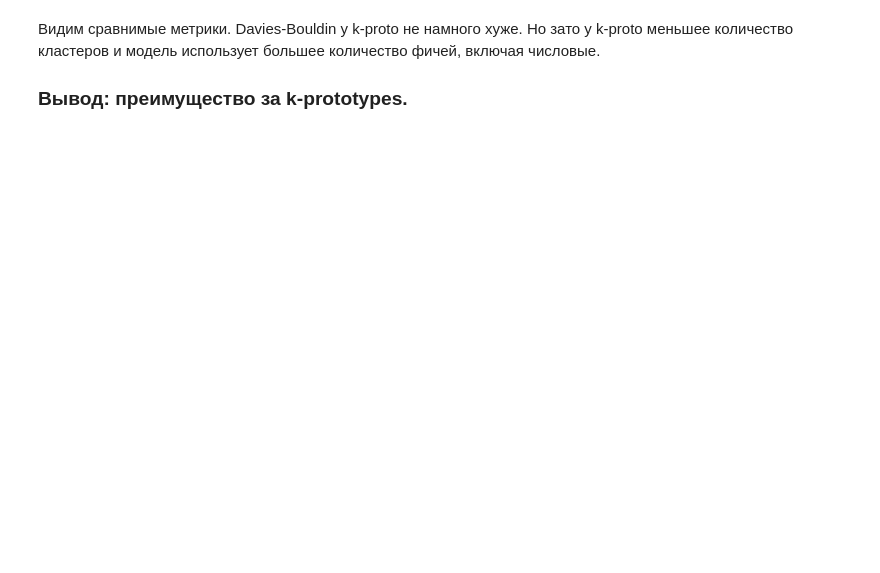
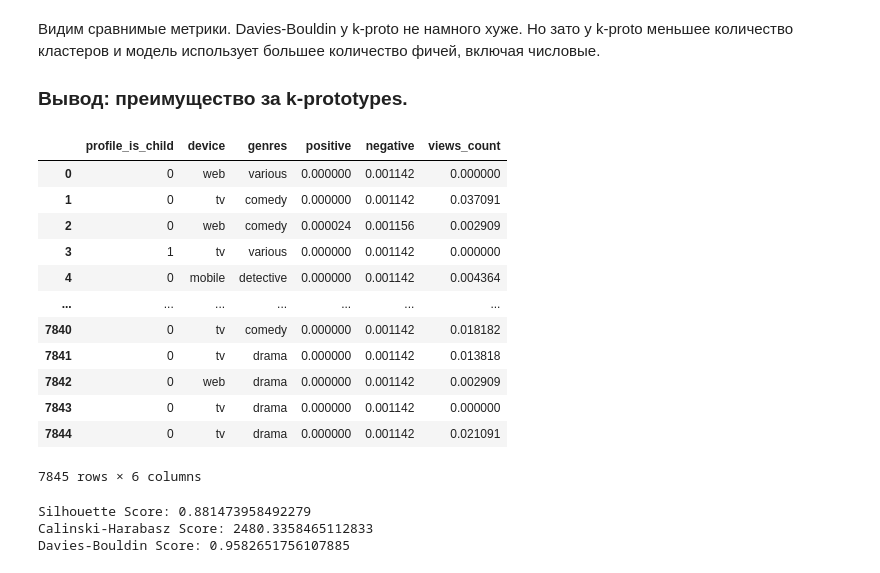
Before and after one commit to Patrick7777777/users_segmentation, a Jupyter notebook: main.ipynb, the cells around one changed output. Saved outputs shown, nothing was run; the diff lists cells and outputs as text; code cells hidden in the pictures; blank space fills up the shorter version.

```diff
--- a/main.ipynb
+++ b/main.ipynb
@@ -494,3 +497,39 @@ plt.show()
 # %% [markdown]
 Видим сравнимые метрики. Davies-Bouldin у k-proto не намного хуже. Но зато у k-proto меньшее количество кластеров и модель использует большее количество фичей, включая числовые.
 ### Вывод: преимущество за k-prototypes.
+# %%
+df[final_combined_cols]
+# %% [output]
+|  | profile_is_child | device | genres | positive | negative | views_count |
+| 0 | 0 | web | various | 0.000000 | 0.001142 | 0.000000 |
+| 1 | 0 | tv | comedy | 0.000000 | 0.001142 | 0.037091 |
+| 2 | 0 | web | comedy | 0.000024 | 0.001156 | 0.002909 |
+| 3 | 1 | tv | various | 0.000000 | 0.001142 | 0.000000 |
+| 4 | 0 | mobile | detective | 0.000000 | 0.001142 | 0.004364 |
+| ... | ... | ... | ... | ... | ... | ... |
+| 7840 | 0 | tv | comedy | 0.000000 | 0.001142 | 0.018182 |
+| 7841 | 0 | tv | drama | 0.000000 | 0.001142 | 0.013818 |
+| 7842 | 0 | web | drama | 0.000000 | 0.001142 | 0.002909 |
+| 7843 | 0 | tv | drama | 0.000000 | 0.001142 | 0.000000 |
+| 7844 | 0 | tv | drama | 0.000000 | 0.001142 | 0.021091 |
+7845 rows × 6 columns
+# %%
+from sklearn.pipeline import Pipeline
+from utils import KPrototypesClusters
+
+proto_pipe = Pipeline([
+    ('cluster', KPrototypesClusters(n_clusters=n_proto, init='Huang', gamma=.06, random_state=42))
+])
+
+proto_pipe.named_steps['cluster'].fit(X_kp, categorical=cats)
+
+kp_clusters = proto_pipe.named_steps['cluster'].predict(X_kp, categorical=cats)
+
+
+
+kp_scores = scores_calc(X_kp, kp_clusters, metric="precomputed")
+print(f"Silhouette Score: {kp_scores[0]} \nCalinski-Harabasz Score: {kp_scores[1]}\nDavies-Bouldin Score: {kp_scores[2]}")
+# %% [output]
+Silhouette Score: 0.881473958492279
+Calinski-Harabasz Score: 2480.3358465112833
+Davies-Bouldin Score: 0.9582651756107885
```
Also changed, not shown: parts of 12 cells of this notebook, 3 other files.
